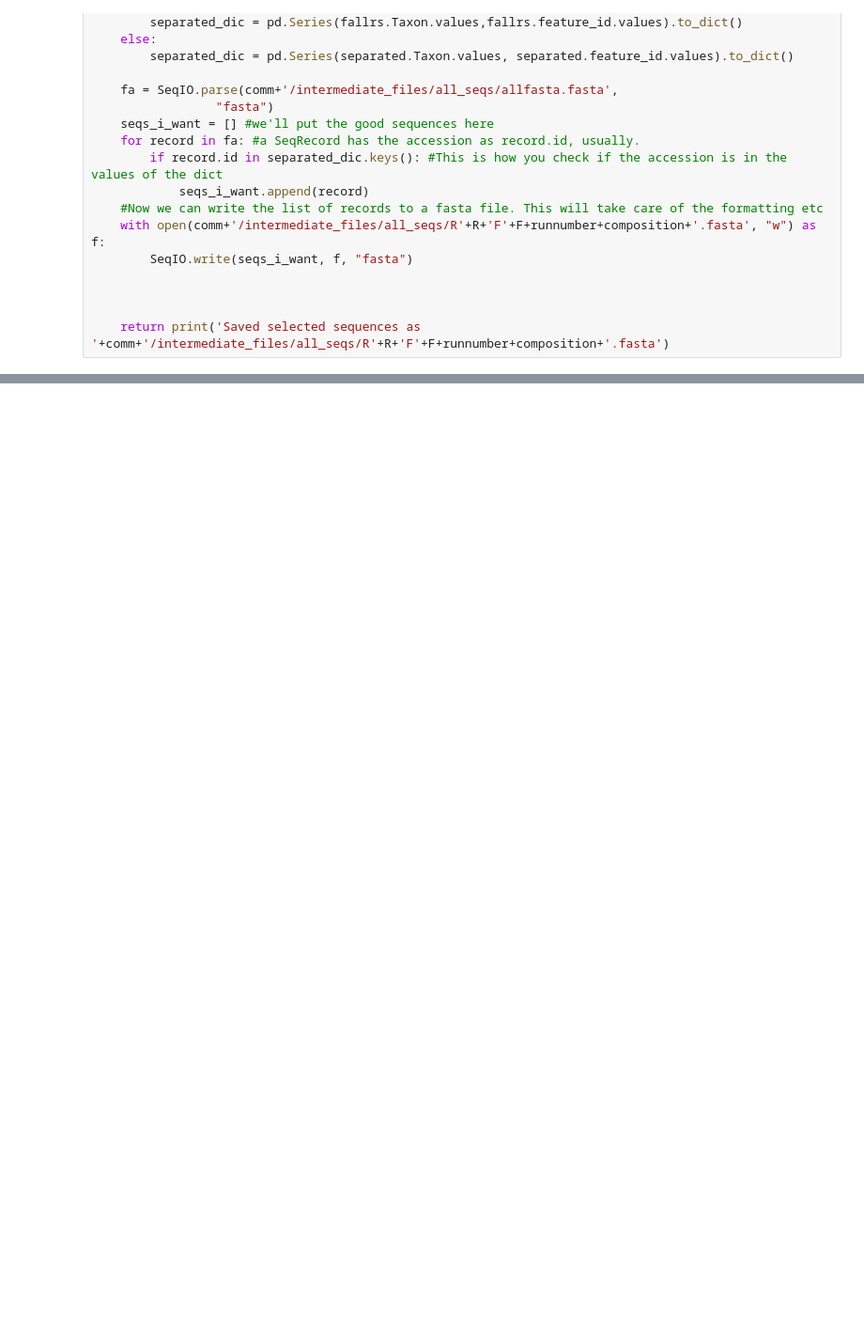
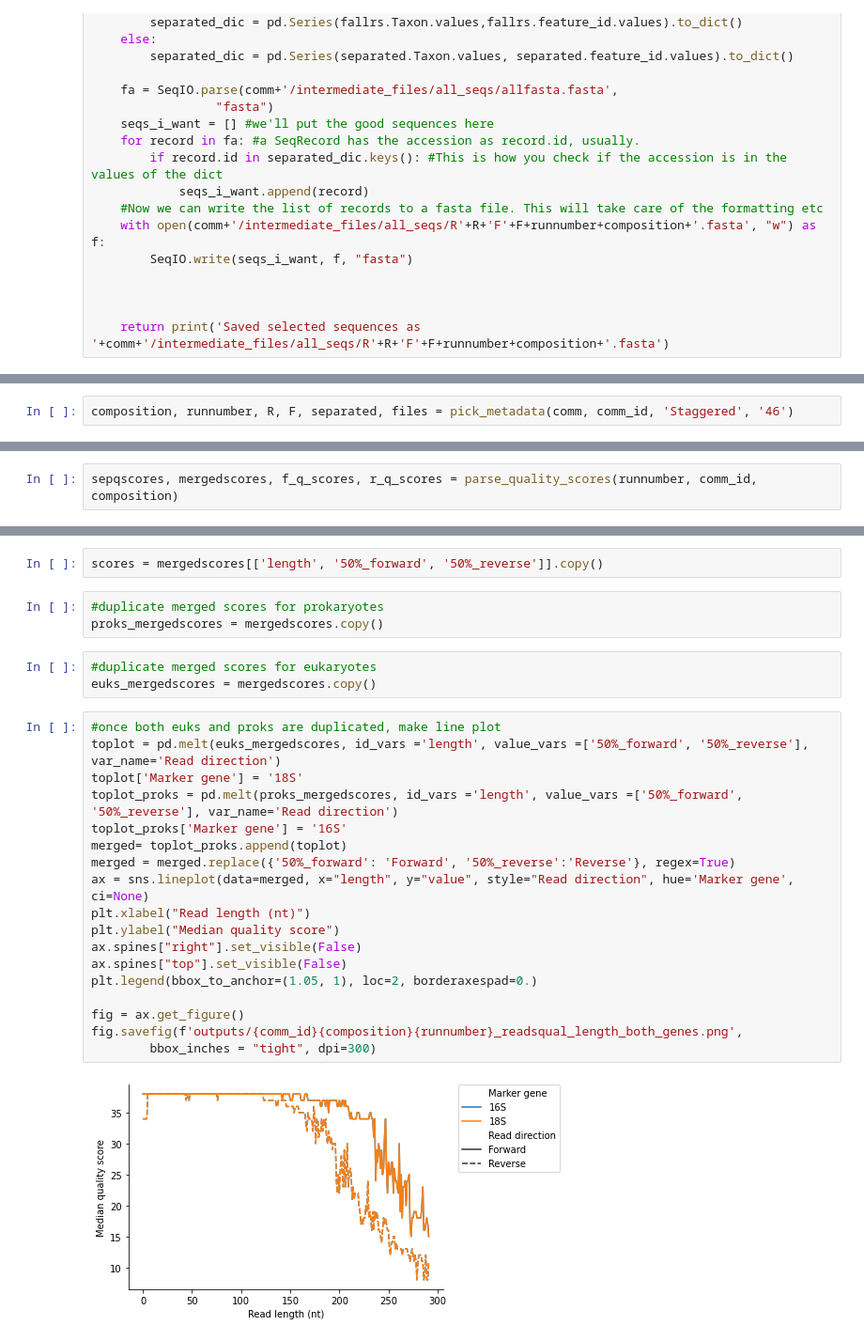
Before and after one commit to dianahaider/final_data_and_code, a Jupyter notebook: run_analysis.ipynb, the cells around one changed output, grey strips where cells are left out. Shown: that part at 94% size. Saved outputs shown, nothing was run; the diff lists cells and outputs as text; blank space fills up the shorter version.

```diff
--- a/run_analysis.ipynb
+++ b/run_analysis.ipynb
@@ -739,0 +808,2 @@ BTD Already ran
+# %%
+composition, runnumber, R, F, separated, files = pick_metadata(comm, comm_id, 'Staggered', '46')
@@ -739,0 +822,2 @@ BTD Already ran
+# %%
+sepqscores, mergedscores, f_q_scores, r_q_scores = parse_quality_scores(runnumber, comm_id, composition)
@@ -739,0 +826,28 @@ BTD Already ran
+# %%
+scores = mergedscores[['length', '50%_forward', '50%_reverse']].copy()
+# %%
+#duplicate merged scores for prokaryotes
+proks_mergedscores = mergedscores.copy()
+# %%
+#duplicate merged scores for eukaryotes
+euks_mergedscores = mergedscores.copy()
+# %%
+#once both euks and proks are duplicated, make line plot
+toplot = pd.melt(euks_mergedscores, id_vars ='length', value_vars =['50%_forward', '50%_reverse'], var_name='Read direction')
+toplot['Marker gene'] = '18S'
+toplot_proks = pd.melt(proks_mergedscores, id_vars ='length', value_vars =['50%_forward', '50%_reverse'], var_name='Read direction')
+toplot_proks['Marker gene'] = '16S'
+merged= toplot_proks.append(toplot)
+merged = merged.replace({'50%_forward': 'Forward', '50%_reverse':'Reverse'}, regex=True)
+ax = sns.lineplot(data=merged, x="length", y="value", style="Read direction", hue='Marker gene', ci=None)
+plt.xlabel("Read length (nt)")
+plt.ylabel("Median quality score")
+ax.spines["right"].set_visible(False)
+ax.spines["top"].set_visible(False)
+plt.legend(bbox_to_anchor=(1.05, 1), loc=2, borderaxespad=0.)
+
+fig = ax.get_figure()
+fig.savefig(f'outputs/{comm_id}{composition}{runnumber}_readsqual_length_both_genes.png',
+        bbox_inches = "tight", dpi=300)
+# %% [output]
+[figure, added]
```
Also changed, not shown: parts of 90 cells of this notebook.
